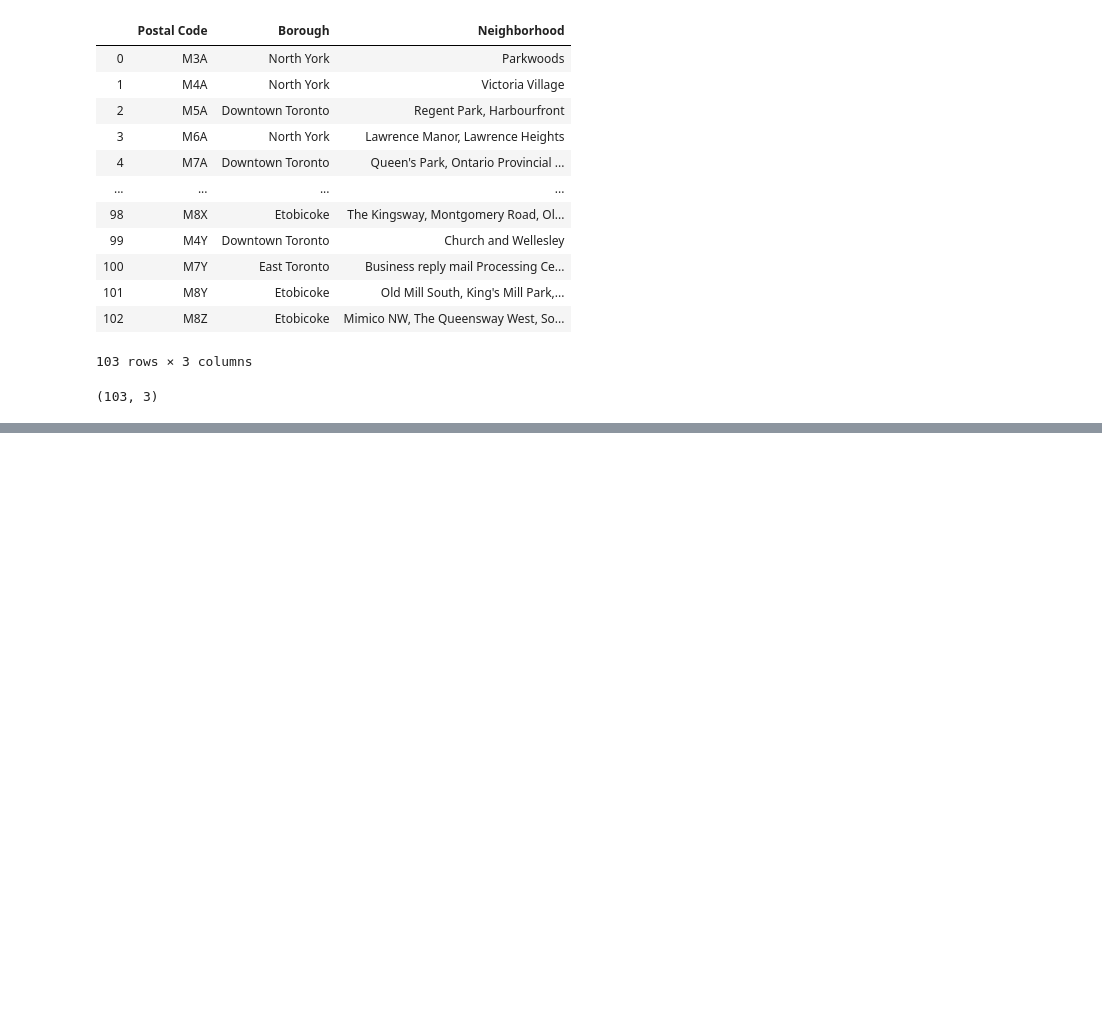
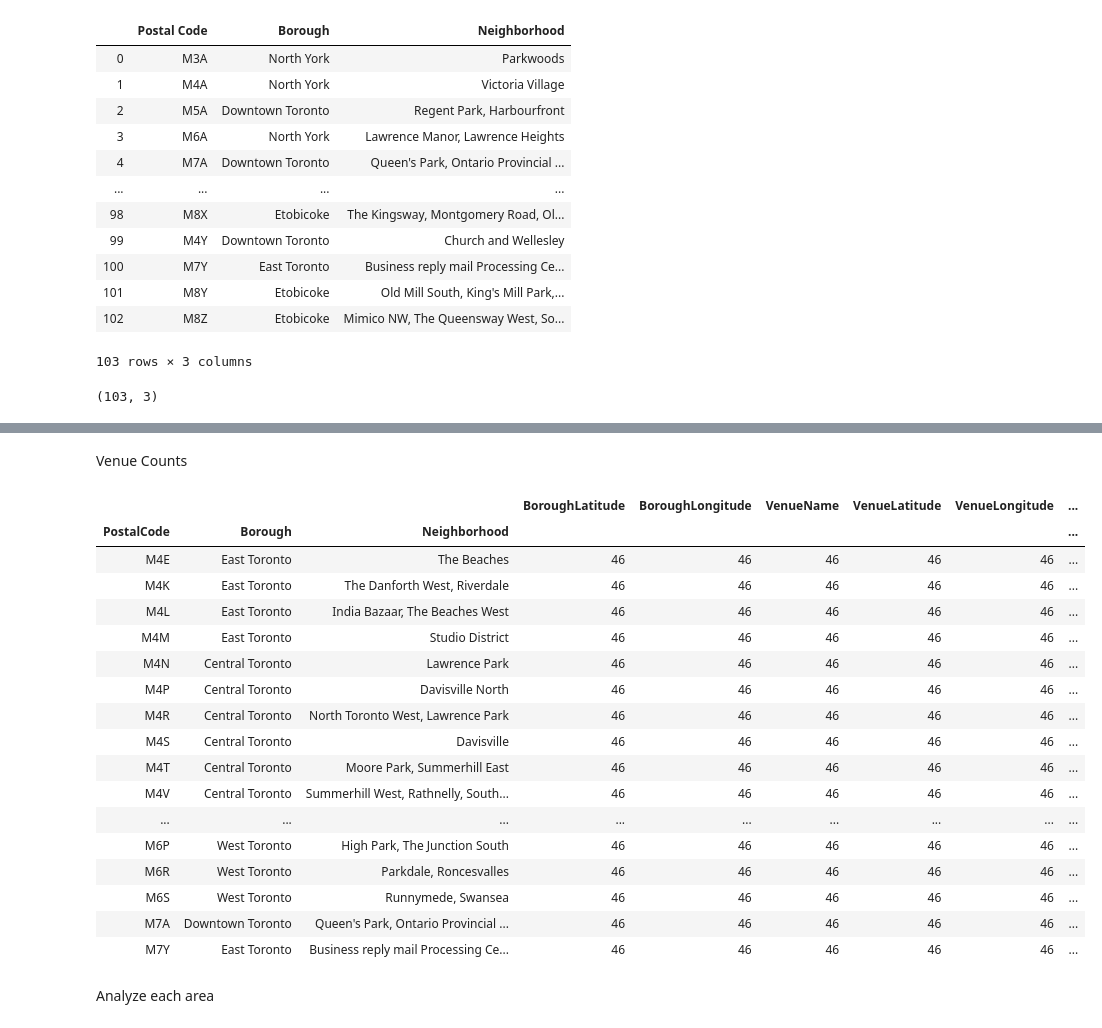
Before and after one commit to lokissue/Data-Analysis-Project-Portfolio, a Jupyter notebook: Applied_Data_Science/Segmenting and Clustering Neighborhoods in Toronto.ipynb, the cells around one changed output, grey strips where cells are left out. Saved outputs shown, nothing was run; the diff lists cells and outputs as text; code cells hidden in the pictures; blank space fills up the shorter version.

Commit message:
data cluster visualisation

```diff
--- a/Applied_Data_Science/Segmenting and Clustering Neighborhoods in Toronto.ipynb
+++ b/Applied_Data_Science/Segmenting and Clustering Neighborhoods in Toronto.ipynb
@@ -110,0 +265,43 @@ df1.shape
+# %%
+# Define Foursquare Credentials and Version
+CLIENT_ID = '0UXRISZIO2EIL2VSIQ1TGAWUQC20EFDBVQV1PDYLO3CRLGG0' # Put Your Client Id
+CLIENT_SECRET = 'P4LDZHRUHVTGCZHS5QEA0OYKZMNGXHDVATXQ01414REYYCZB' # Put You Client Secret
+VERSION = '20180604'
+radius = 500
+LIMIT = 100
+# %%
+# Foursquare API
+venues = []
+
+for lat, long, post, borough, neighborhood in zip(df2['Latitude'], df2['Longitude'], df2['Postal Code'], df2['Borough'],
+                                                  df2['Neighborhood']):
+    url = "https://api.foursquare.com/v2/venues/explore?client_id=ZYLC4Q3I000O4R32DVJWJJTOTHCGC4O02TXYEPLDAS211SPQ&client_secret=OPKHF1MTRWKRHVR2DAV0IT1IK2H2XZDXJYTCNHVY5L44T55H&v=20180605 \
+     &ll=43.653963,-79.387207&radius=500&limit=100".format(
+        CLIENT_ID,
+        CLIENT_SECRET,
+        VERSION,
+        lat,
+        long,
+        radius,
+        LIMIT)
+
+    results = requests.get(url).json()["response"]['groups'][0]['items']
+
+    for venue in results:
+        venues.append((
+            post,
+            borough,
+            neighborhood,
+            lat,
+            long,
+            venue['venue']['name'],
+            venue['venue']['location']['lat'],
+            venue['venue']['location']['lng'],
+            venue['venue']['categories'][0]['name']))
+# %%
+venues_df = pd.DataFrame(venues)
+
+
+venues_df.columns = ['PostalCode', 'Borough', 'Neighborhood', 'BoroughLatitude', 'BoroughLongitude', 'VenueName', 'VenueLatitude', 'VenueLongitude', 'VenueCategory']
+
+venues_df.head()
@@ -110,0 +316,25 @@ df1.shape
+# %% [markdown]
+Venue Counts
+# %%
+venues_df.groupby(["PostalCode", "Borough", "Neighborhood"]).count()
+# %% [output]
+|  |  |  | BoroughLatitude | BoroughLongitude | VenueName | VenueLatitude | VenueLongitude | ... |
+| PostalCode | Borough | Neighborhood |  |  |  |  |  | ... |
+| M4E | East Toronto | The Beaches | 46 | 46 | 46 | 46 | 46 | ... |
+| M4K | East Toronto | The Danforth West, Riverdale | 46 | 46 | 46 | 46 | 46 | ... |
+| M4L | East Toronto | India Bazaar, The Beaches West | 46 | 46 | 46 | 46 | 46 | ... |
+| M4M | East Toronto | Studio District | 46 | 46 | 46 | 46 | 46 | ... |
+| M4N | Central Toronto | Lawrence Park | 46 | 46 | 46 | 46 | 46 | ... |
+| M4P | Central Toronto | Davisville North | 46 | 46 | 46 | 46 | 46 | ... |
+| M4R | Central Toronto | North Toronto West, Lawrence Park | 46 | 46 | 46 | 46 | 46 | ... |
+| M4S | Central Toronto | Davisville | 46 | 46 | 46 | 46 | 46 | ... |
+| M4T | Central Toronto | Moore Park, Summerhill East | 46 | 46 | 46 | 46 | 46 | ... |
+| M4V | Central Toronto | Summerhill West, Rathnelly, South... | 46 | 46 | 46 | 46 | 46 | ... |
+| ... | ... | ... | ... | ... | ... | ... | ... | ... |
+| M6P | West Toronto | High Park, The Junction South | 46 | 46 | 46 | 46 | 46 | ... |
+| M6R | West Toronto | Parkdale, Roncesvalles | 46 | 46 | 46 | 46 | 46 | ... |
+| M6S | West Toronto | Runnymede, Swansea | 46 | 46 | 46 | 46 | 46 | ... |
+| M7A | Downtown Toronto | Queen's Park, Ontario Provincial ... | 46 | 46 | 46 | 46 | 46 | ... |
+| M7Y | East Toronto | Business reply mail Processing Ce... | 46 | 46 | 46 | 46 | 46 | ... |
+# %% [markdown]
+Analyze each area
```
Also changed, not shown: parts of 28 cells of this notebook.
